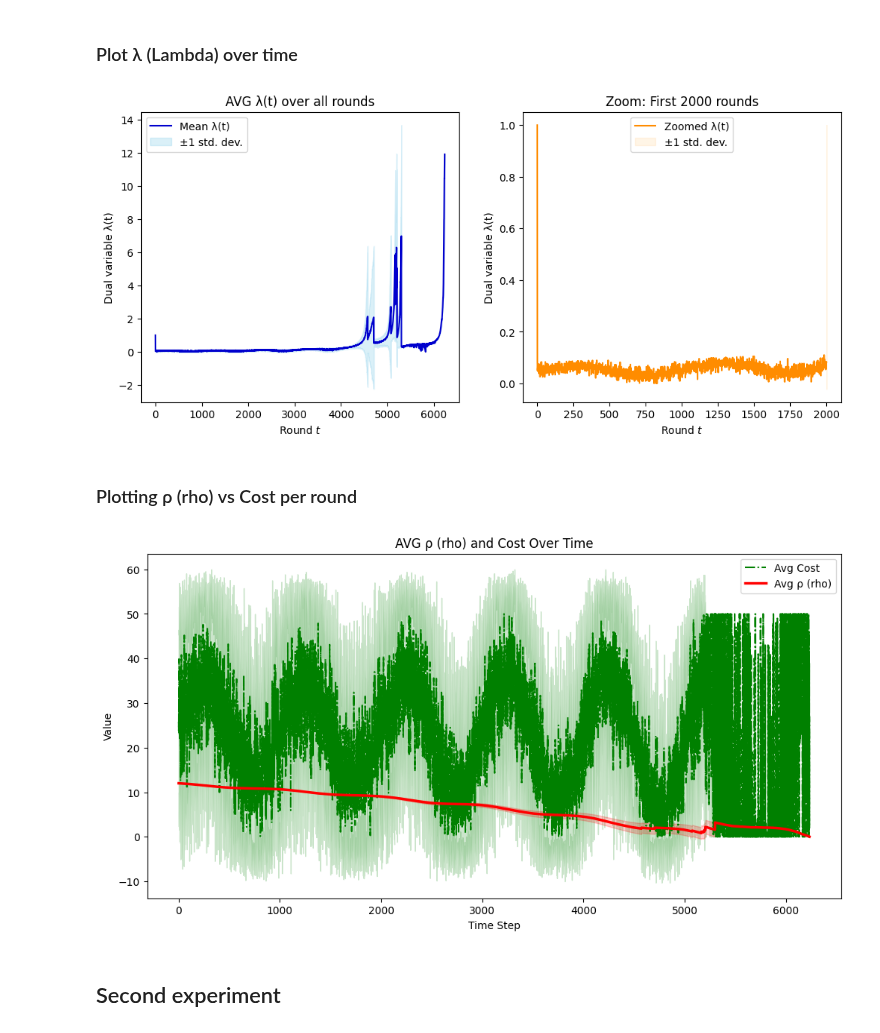
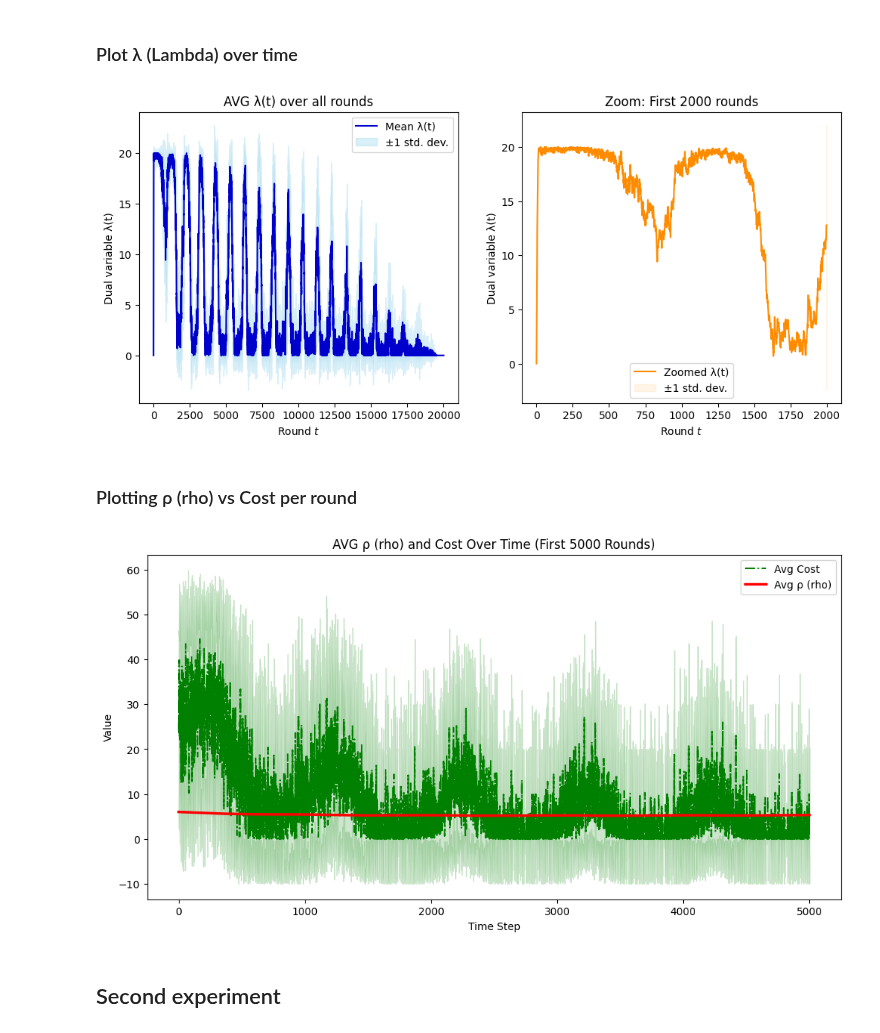
Before and after one commit to peetceenatoo/online-learning, a Jupyter notebook: R3.ipynb, the cells around one changed output. Saved outputs shown, nothing was run; the diff lists cells and outputs as text; code cells hidden in the pictures.

```diff
--- a/R3.ipynb
+++ b/R3.ipynb
@@ -86,7 +86,7 @@ class PricingEnvironmentSingleProductDriftingMean(Environment):
 # --- Global Settings ---
 
 N = 1                     # Number of products (unused in this version)
-T = 10000                 # Time horizon (number of rounds)
+T = 20000                 # Time horizon (number of rounds)
 n_trials = 10             # Number of independent trials for averaging
 
 # --- Pricing Grid and Product Info ---
@@ -118,7 +118,7 @@ assert buyers_per_round >= 1, "Must have at least one buyer per round"
 
 # --- Other Parameters ---
 
-zoom = 0.001                # Zoom factor for plotting
+zoom_end_mini = 200         # Show only up to 200 rounds in mini plots
 zoom_end = 2 * period       # Show only up to 2 periods
 zoom_end_5 = 5000           # Start zooming 5k rounds
 s = 30                      # random seed
@@ -167,7 +169,7 @@ class PrimalDualPricingAgent:
         self.lambda_t = initial_lambda
         self.eta_lambda = learning_rate_lambda
         max_reward_scale = (max(prices) + cost + (T / B)) * buyers_per_round
-        self.num_sales= 0 ## ADDED FOR CHECK
+        self.num_sales = 0 ## ADDED FOR CHECK
 
         if exp3p_eta is None:
             exp3p_eta = np.sqrt(np.log(self.K) / (self.K * self.T))
@@ -203,13 +205,21 @@ class PrimalDualPricingAgent:
         else:
             self.rho = 0
 
-        lambda_update = self.eta_lambda * (self.rho - num_of_sales)
-        self.lambda_t -= lambda_update
-        upper_bound_lambda = min(1 / max(self.rho, 1e-8), max(self.prices) * 2)
+        # Update lambda_t based on the difference between rho and num_of_sales
+        diff = self.rho - num_of_sales
+        lambda_update = - self.eta_lambda * diff
+        self.lambda_t += lambda_update
+        upper_bound_lambda = max(self.prices) * 2
         self.lambda_t = np.clip(self.lambda_t, 0, upper_bound_lambda)
+
+        # --- START ADDED TO PLOT ---
+        # print(f"[Round {self.current_round}] rho={self.rho:.4f} and num_of_sales={num_of_sales} ==> diff(rho - sales)={diff:.4f} ==> lambda_update={lambda_update:.6f}")
+        # print(f"... because of upper_bound_lambda={upper_bound_lambda:.6f} due to min( 1 / rho = {self.rho:.4f}, max_price = {max(self.prices):.2f}")
+        # --- END ADDED TO PLOT ---
+
         self.history_lambda.append(self.lambda_t)
 
-        self.num_sales = num_of_sales ## ADDED FOR CHECK
+        self.num_sales = num_of_sales
         self.remaining_budget -= num_of_sales
         self.current_round += 1
 
@@ -235,7 +245,7 @@ for seed in range(n_trials):
     env = PricingEnvironmentSingleProductSinusoidalMean(cost=cost, initial_mean_valuation=initial_value, std_valuation=std_valuation, buyers_per_round=buyers_per_round, total_rounds=T, amplitude=amplitude, period=period)
 
     # Initialize agent
-    agent = PrimalDualPricingAgent(prices=P, B=B, T=T, cost=cost, buyers_per_round=buyers_per_round, initial_lambda=max(P) / K, learning_rate_lambda=0.01, exp3p_gamma=0.1, exp3p_eta=None)
+    agent = PrimalDualPricingAgent(prices=P, B=B, T=T, cost=cost, buyers_per_round=buyers_per_round, initial_lambda=0 / K, learning_rate_lambda=0.1, exp3p_gamma=0.1, exp3p_eta=None)
 
     rewards = np.zeros(T)
     rho_values = []
@@ -463,38 +462,38 @@ plt.ylabel('Dual variable λ(t)')
 plt.title(f'Zoom: First {zoom_end} rounds')
 _ = plt.legend()
 # %% [output]
-[figure, old version]
+[figure, new version]
 # %% [markdown]
 ### Plotting ρ (rho) vs Cost per round
 # %%
 max_len = max(len(r) for r in all_rho)  # max length among trials
 all_rho_padded = [r + [np.nan]*(max_len - len(r)) for r in all_rho]
 all_sold_pieces_padded = [s + [np.nan]*(max_len - len(s)) for s in all_sold_pieces]
 
 all_rho_array = np.array(all_rho_padded)
 all_sold_pieces_array = np.array(all_sold_pieces_padded)
 
 mean_rho = np.nanmean(all_rho_array, axis=0)
 std_rho = np.nanstd(all_rho_array, axis=0)
 mean_sold_pieces = np.nanmean(all_sold_pieces_array, axis=0)
 std_sold_pieces = np.nanstd(all_sold_pieces_array, axis=0)
 
 time_steps = np.arange(max_len)  # use max_len here!
 
 plt.figure(figsize=(12, 6))
 
-plt.plot(time_steps, mean_sold_pieces, label='Avg Cost', color='green', linestyle='-.')
-plt.fill_between(time_steps, mean_sold_pieces - std_sold_pieces, mean_sold_pieces + std_sold_pieces, color='green', alpha=0.2)
+plt.plot(time_steps[:zoom_end_5], mean_sold_pieces[:zoom_end_5], label='Avg Cost', color='green', linestyle='-.')
+plt.fill_between(time_steps[:zoom_end_5], mean_sold_pieces[:zoom_end_5] - std_sold_pieces[:zoom_end_5], mean_sold_pieces[:zoom_end_5] + std_sold_pieces[:zoom_end_5], color='green', alpha=0.2)
 
-plt.plot(time_steps, mean_rho, label='Avg ρ (rho)', color='red', linewidth=2.5, zorder=3)
-plt.fill_between(time_steps, mean_rho - std_rho, mean_rho + std_rho, color='red', alpha=0.2)
+plt.plot(time_steps[:zoom_end_5], mean_rho[:zoom_end_5], label='Avg ρ (rho)', color='red', linewidth=2.5, zorder=3)
+plt.fill_between(time_steps[:zoom_end_5], mean_rho[:zoom_end_5] - std_rho[:zoom_end_5], mean_rho[:zoom_end_5] + std_rho[:zoom_end_5], color='red', alpha=0.2)
 
 plt.xlabel('Time Step')
 plt.ylabel('Value')
-plt.title('AVG ρ (rho) and Cost Over Time')
+plt.title(f'AVG ρ (rho) and Cost Over Time (First {zoom_end_5} Rounds)')
 _ = plt.legend()
 # %% [output]
-[figure, old version]
+[figure, new version]
 # %% [markdown]
 ## Second experiment
 # %% [markdown]
```
Also changed, not shown: parts of 15 cells of this notebook.
